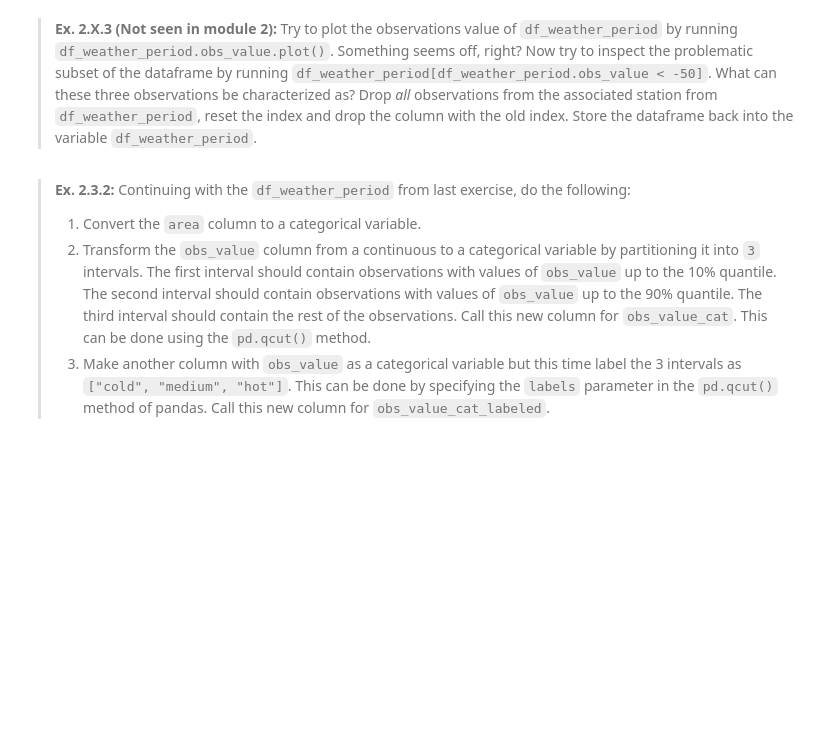
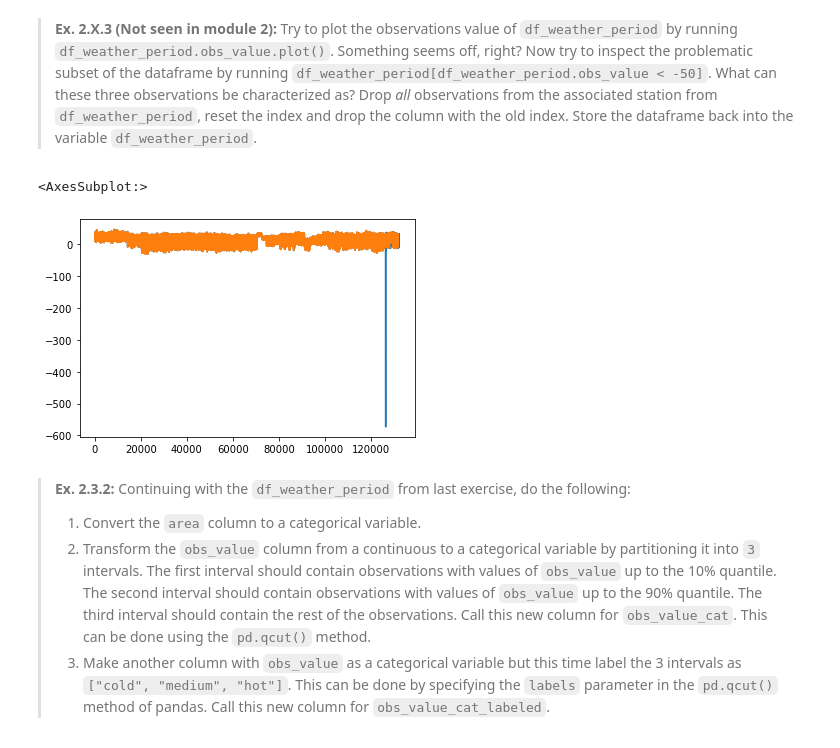
Before and after one commit to frejakatharina/Group-19, a Jupyter notebook: assignment1/assignment_1.ipynb, the cells around one changed output. Drawn from its saved outputs; the diff is of its cells as text; code cells hidden in the pictures; blank space fills up the shorter version.

```diff
--- a/assignment1/assignment_1.ipynb
+++ b/assignment1/assignment_1.ipynb
@@ -44,3 +41,7 @@ raise NotImplementedError()
+# %%
+fp_data = Path.cwd() / "data"
+# Use the Path object to actually create the subfolder
+Path.mkdir(fp_data, exist_ok=True)
 # %% [markdown]
 > **Ex. 2.X.2 (Not seen in module 2):** Use the [`zipfile`](https://docs.python.org/3/library/zipfile.html) module to extract the content of `data.zip` to the subfolder created above.
 
@@ -110,3 +167,21 @@ raise NotImplementedError()
+# %%
+# Plotting observation values
+df_weather_period.obs_value.plot()
+
+# Inspecting the problematic subset
+df_weather_period[df_weather_period.obs_value < -50]
+
+# The three observations can be characterized as outliers
+
+# Drop all observations from tge weather station USW00023068
+df_weather_period = df_weather_period[df_weather_period.station != 'USW00023068']
+df_weather_period = df_weather_period.reset_index(drop=True)
+
+# Checking that the outliers have been removed
+df_weather_period.obs_value.plot()
+# %% [output]
+<AxesSubplot:>
+[figure, added]
 # %% [markdown]
 > **Ex. 2.3.2:**
 Continuing with the `df_weather_period` from last exercise, do the following:
```
Also changed, not shown: parts of 38 cells of this notebook, 1 other file.
